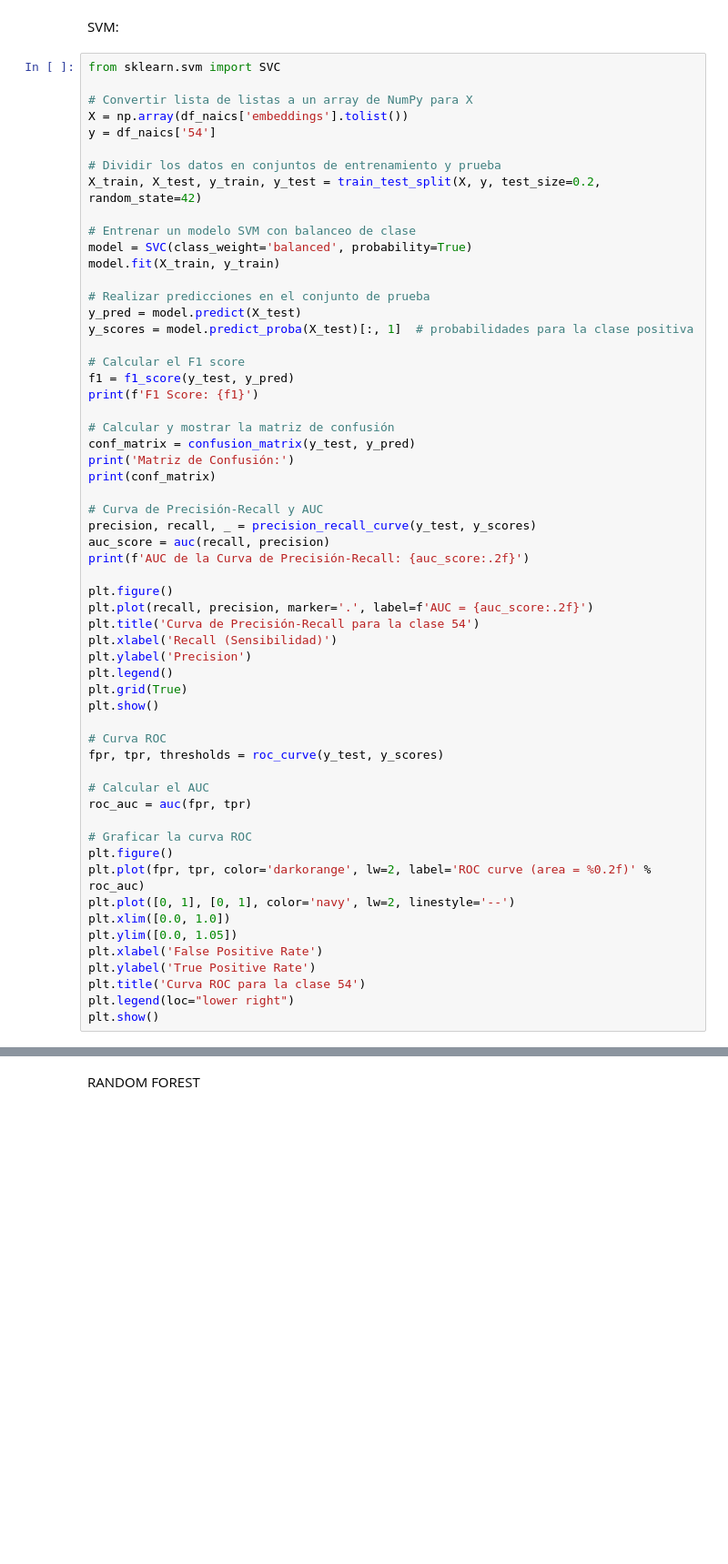
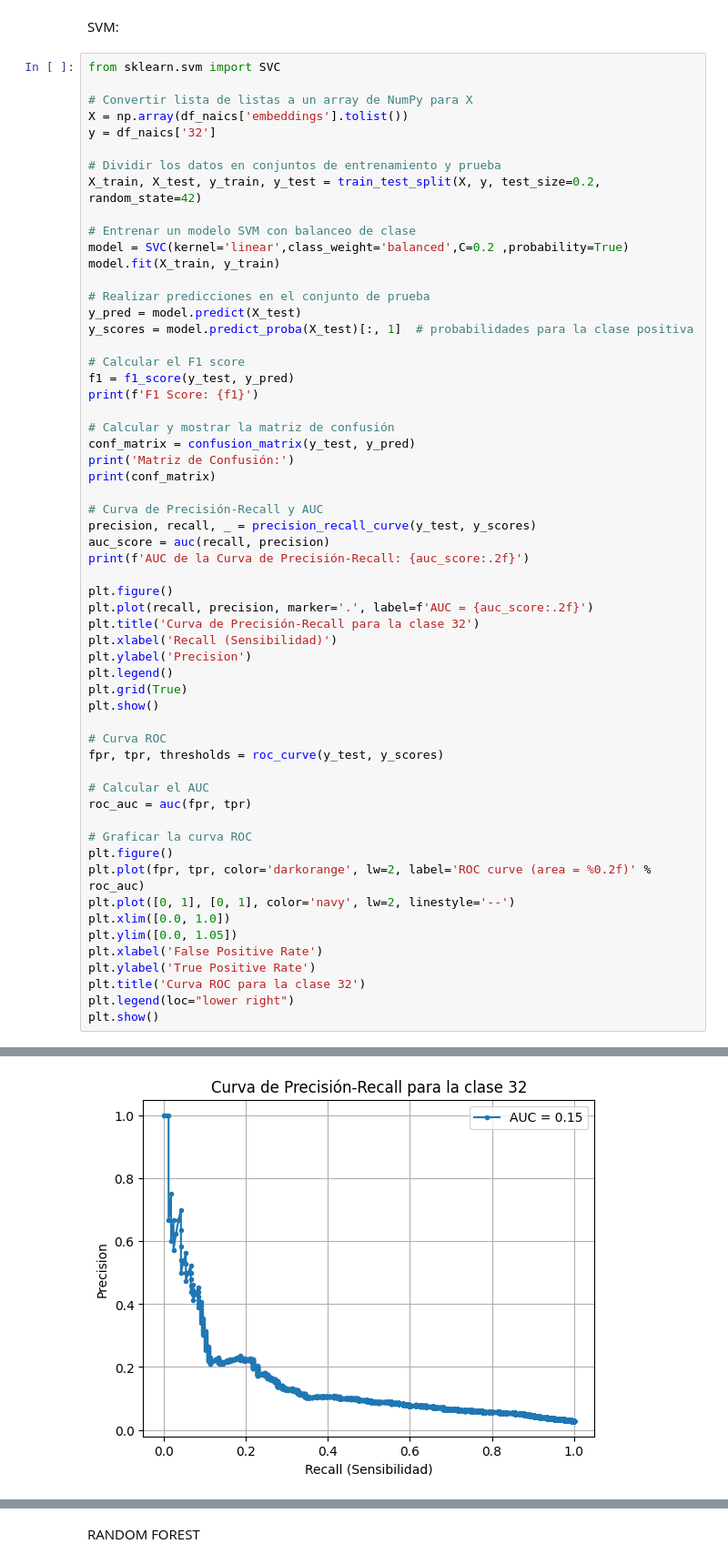
Before and after one commit to Zrive/zrive-ds-1q24-industry-classification, a Jupyter notebook: notebooks/classification_binarized.ipynb, the cells around one changed output, grey strips where cells are left out. Shown at 91% size. Cells and saved outputs as stored; diff of their text form; blank space fills up the shorter version.

```diff
--- a/notebooks/classification_binarized.ipynb
+++ b/notebooks/classification_binarized.ipynb
@@ -372,13 +372,13 @@ from sklearn.svm import SVC
 
 # Convertir lista de listas a un array de NumPy para X
 X = np.array(df_naics['embeddings'].tolist())
-y = df_naics['54']
+y = df_naics['32']
 
 # Dividir los datos en conjuntos de entrenamiento y prueba
 X_train, X_test, y_train, y_test = train_test_split(X, y, test_size=0.2, random_state=42)
 
 # Entrenar un modelo SVM con balanceo de clase
-model = SVC(class_weight='balanced', probability=True)
+model = SVC(kernel='linear',class_weight='balanced',C=0.2 ,probability=True)
 model.fit(X_train, y_train)
 
 # Realizar predicciones en el conjunto de prueba
@@ -401,7 +401,7 @@ print(f'AUC de la Curva de Precisión-Recall: {auc_score:.2f}')
 
 plt.figure()
 plt.plot(recall, precision, marker='.', label=f'AUC = {auc_score:.2f}')
-plt.title('Curva de Precisión-Recall para la clase 54')
+plt.title('Curva de Precisión-Recall para la clase 32')
 plt.xlabel('Recall (Sensibilidad)')
 plt.ylabel('Precision')
 plt.legend()
@@ -422,6 +422,7 @@ plt.xlim([0.0, 1.0])
 plt.ylim([0.0, 1.05])
 plt.xlabel('False Positive Rate')
 plt.ylabel('True Positive Rate')
-plt.title('Curva ROC para la clase 54')
+plt.title('Curva ROC para la clase 32')
 plt.legend(loc="lower right")
 plt.show()
+# %% [output]
@@ -427,0 +434 @@ plt.show()
+[figure, added]
```
Also changed, not shown: parts of 10 cells of this notebook.
